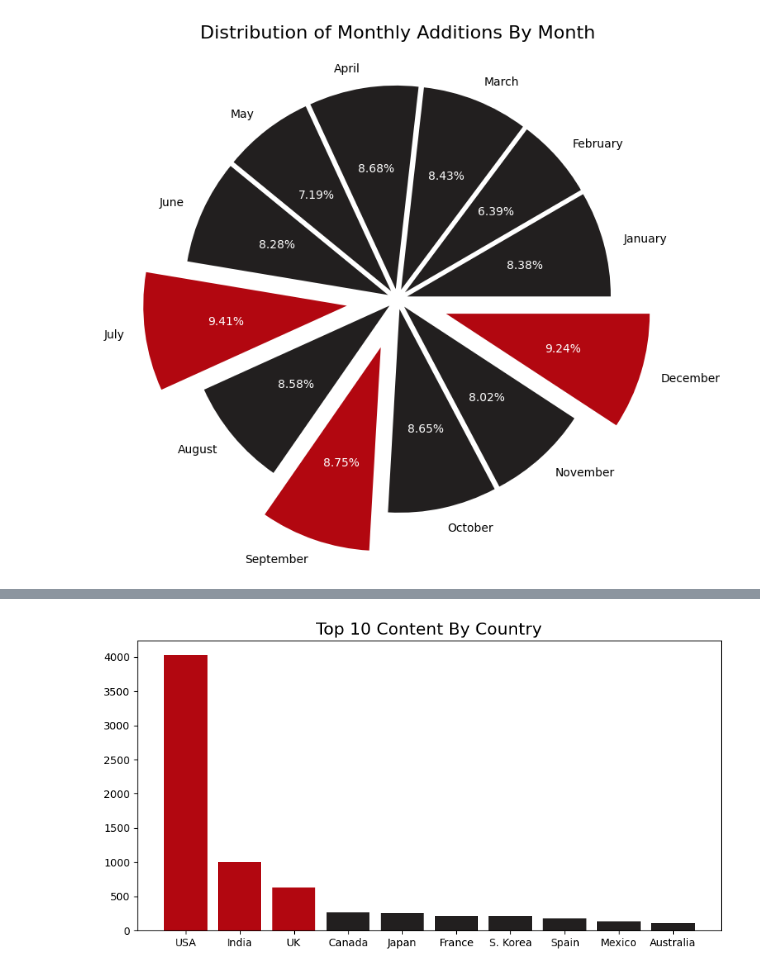
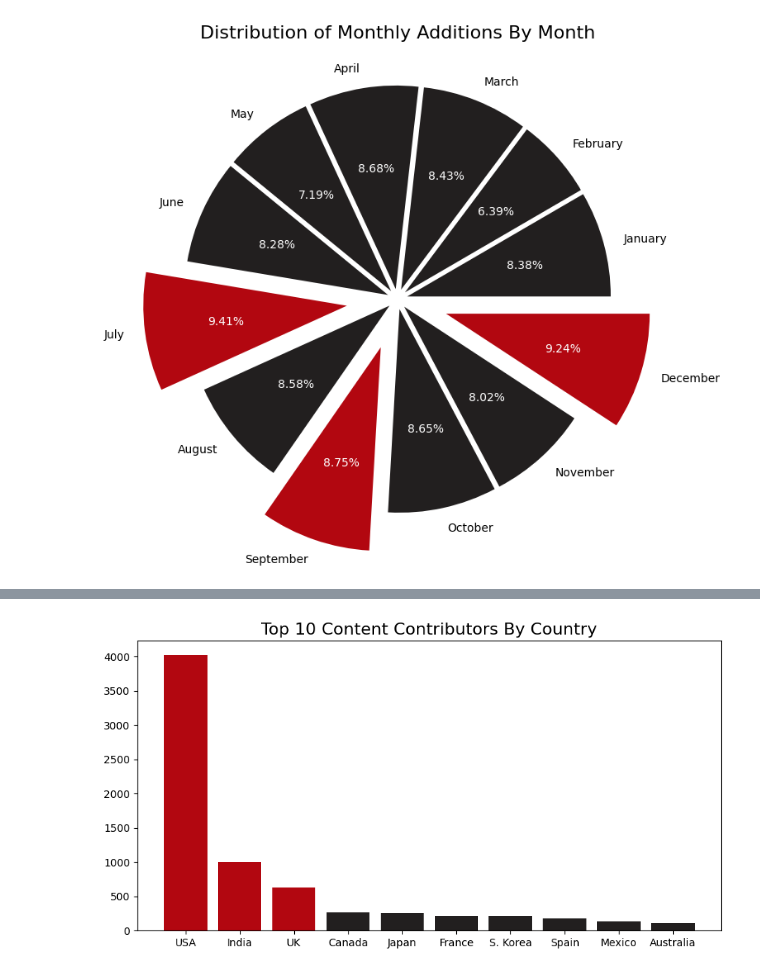
Before and after one commit to cafesmire/notebooks, a Jupyter notebook: netflix/netflix_eda.ipynb, the cells around one changed output, grey strips where cells are left out. Drawn from its saved outputs; the diff is of its cells as text; code cells hidden in the pictures.

Commit message:
Review distribution for movies/tv shows by country

```diff
--- a/netflix/netflix_eda.ipynb
+++ b/netflix/netflix_eda.ipynb
@@ -325,9 +324,9 @@ dtype: int64
 # %%
 plt.figure(figsize=(10,5))
 cmap = ['#221f1f' for _ in range(10)]
 cmap[0] = cmap[1] = cmap[2] = '#b20710'
-plt.title('Top 10 Content By Country', fontsize=16)
+plt.title('Top 10 Content Contributors By Country', fontsize=16)
 plt.bar(top10_country.index, height=top10_country, color=cmap)
 plt.show()
 # %% [output]
-[figure, old version]
+[figure, new version]
```
Also changed, not shown: parts of 10 cells of this notebook.
